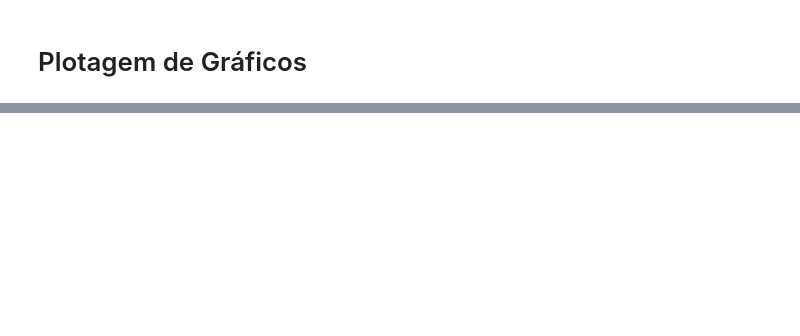
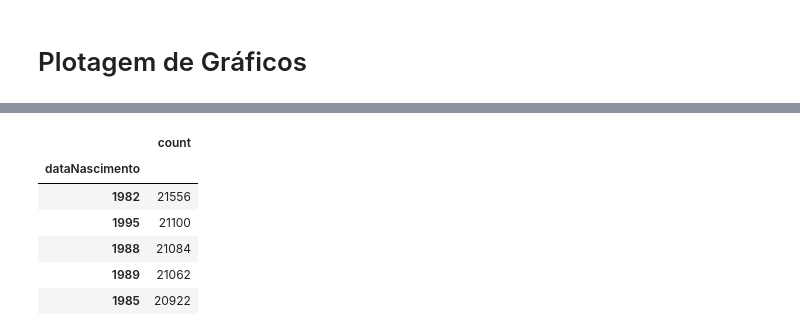
Before and after one commit to rafero1/anonymization-by-perturbation, a Jupyter notebook: graphs.ipynb, the cells around one changed output, grey strips where cells are left out. Saved outputs shown, nothing was run; the diff lists cells and outputs as text; code cells hidden in the pictures; blank space fills up the shorter version.

```diff
--- a/graphs.ipynb
+++ b/graphs.ipynb
@@ -58,0 +58,10 @@ plt.show()
+# %%
+df[['dataNascimento']].groupby([df['dataNascimento'].dt.year]).count().rename(columns={'dataNascimento':'count'}).nlargest(5, 'count')
+# %% [output]
+|  | count |
+| dataNascimento |  |
+| 1982 | 21556 |
+| 1995 | 21100 |
+| 1988 | 21084 |
+| 1989 | 21062 |
+| 1985 | 20922 |
```
Also changed, not shown: parts of 7 cells of this notebook, 4 other files.
